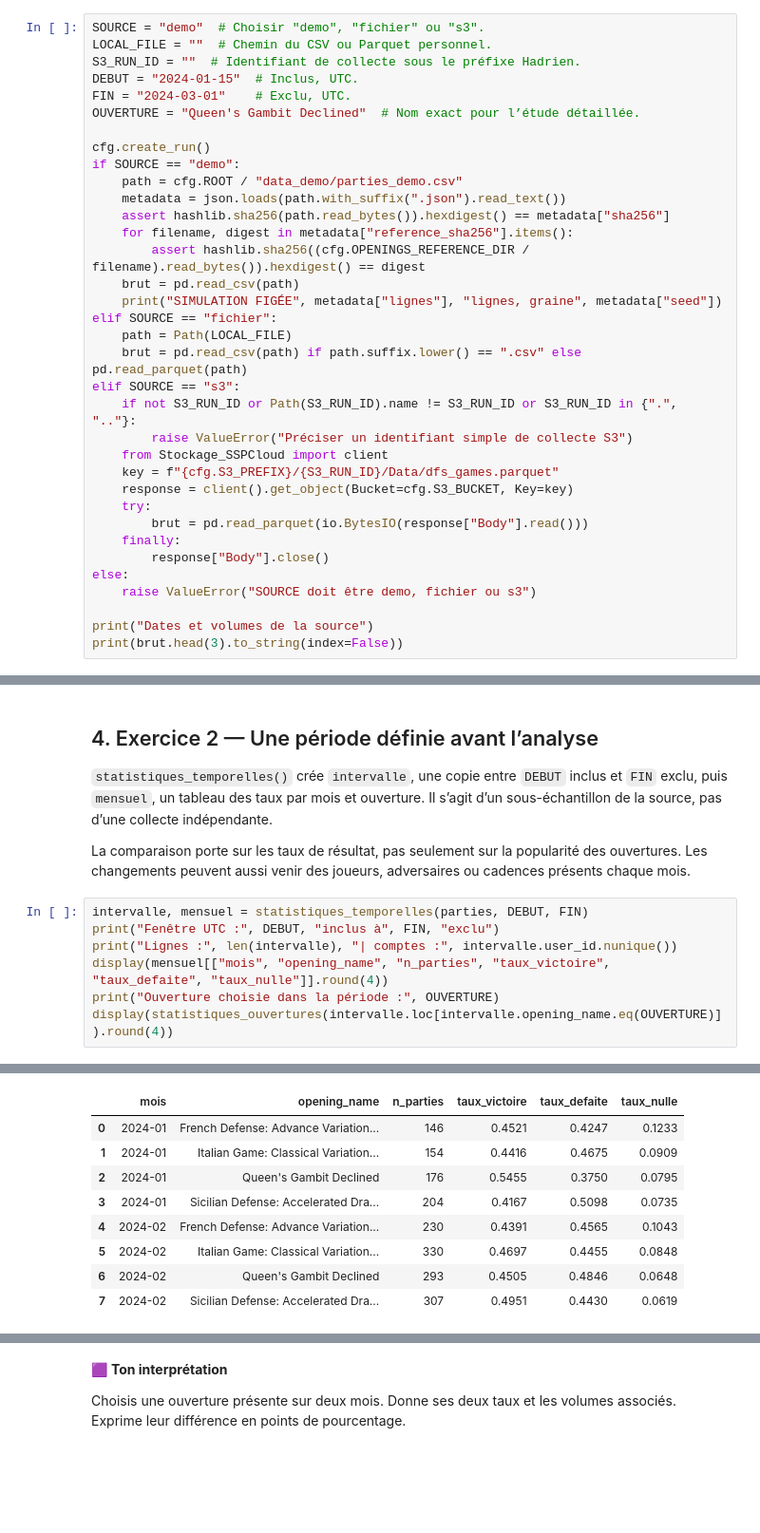
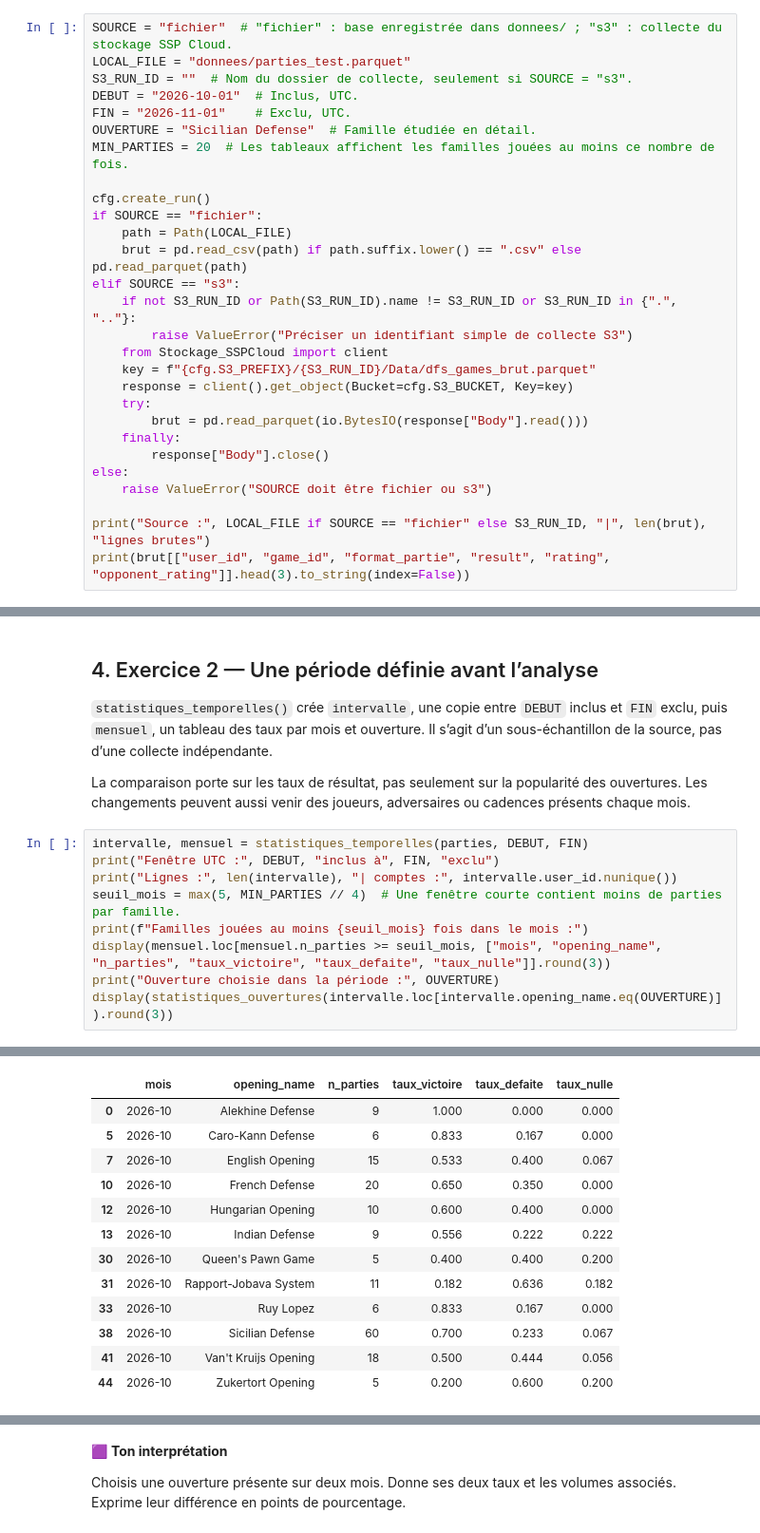
Before and after one commit to Hadrienfonrojet/ANALYSE-MARCHE-, a Jupyter notebook: Analyse_data.ipynb, the cells around one changed output, grey strips where cells are left out. Shown at 95% size. Drawn from its saved outputs; the diff is of its cells as text; blank space fills up the shorter version.

```diff
--- a/Analyse_data.ipynb
+++ b/Analyse_data.ipynb
@@ -85,36 +85,29 @@ Python 3.12.14 | pandas 2.3.3 | NumPy 2.0.2
 # %%
-SOURCE = "demo"  # Choisir "demo", "fichier" ou "s3".
-LOCAL_FILE = ""  # Chemin du CSV ou Parquet personnel.
-S3_RUN_ID = ""  # Identifiant de collecte sous le préfixe Hadrien.
-DEBUT = "2024-01-15"  # Inclus, UTC.
-FIN = "2024-03-01"    # Exclu, UTC.
-OUVERTURE = "Queen's Gambit Declined"  # Nom exact pour l’étude détaillée.
+SOURCE = "fichier"  # "fichier" : base enregistrée dans donnees/ ; "s3" : collecte du stockage SSP Cloud.
+LOCAL_FILE = "donnees/parties_test.parquet"
+S3_RUN_ID = ""  # Nom du dossier de collecte, seulement si SOURCE = "s3".
+DEBUT = "2026-10-01"  # Inclus, UTC.
+FIN = "2026-11-01"    # Exclu, UTC.
+OUVERTURE = "Sicilian Defense"  # Famille étudiée en détail.
+MIN_PARTIES = 20  # Les tableaux affichent les familles jouées au moins ce nombre de fois.
 
 cfg.create_run()
-if SOURCE == "demo":
-    path = cfg.ROOT / "data_demo/parties_demo.csv"
-    metadata = json.loads(path.with_suffix(".json").read_text())
-    assert hashlib.sha256(path.read_bytes()).hexdigest() == metadata["sha256"]
-    for filename, digest in metadata["reference_sha256"].items():
-        assert hashlib.sha256((cfg.OPENINGS_REFERENCE_DIR / filename).read_bytes()).hexdigest() == digest
-    brut = pd.read_csv(path)
-    print("SIMULATION FIGÉE", metadata["lignes"], "lignes, graine", metadata["seed"])
-elif SOURCE == "fichier":
+if SOURCE == "fichier":
     path = Path(LOCAL_FILE)
     brut = pd.read_csv(path) if path.suffix.lower() == ".csv" else pd.read_parquet(path)
 elif SOURCE == "s3":
     if not S3_RUN_ID or Path(S3_RUN_ID).name != S3_RUN_ID or S3_RUN_ID in {".", ".."}:
         raise ValueError("Préciser un identifiant simple de collecte S3")
     from Stockage_SSPCloud import client
-    key = f"{cfg.S3_PREFIX}/{S3_RUN_ID}/Data/dfs_games.parquet"
+    key = f"{cfg.S3_PREFIX}/{S3_RUN_ID}/Data/dfs_games_brut.parquet"
     response = client().get_object(Bucket=cfg.S3_BUCKET, Key=key)
     try:
         brut = pd.read_parquet(io.BytesIO(response["Body"].read()))
     finally:
         response["Body"].close()
 else:
-    raise ValueError("SOURCE doit être demo, fichier ou s3")
+    raise ValueError("SOURCE doit être fichier ou s3")
 
-print("Dates et volumes de la source")
-print(brut.head(3).to_string(index=False))
+print("Source :", LOCAL_FILE if SOURCE == "fichier" else S3_RUN_ID, "|", len(brut), "lignes brutes")
+print(brut[["user_id", "game_id", "format_partie", "result", "rating", "opponent_rating"]].head(3).to_string(index=False))
 # %% [output]
@@ -294,7 +288,9 @@ La comparaison porte sur les taux de résultat, pas seulement sur la popularité
 intervalle, mensuel = statistiques_temporelles(parties, DEBUT, FIN)
 print("Fenêtre UTC :", DEBUT, "inclus à", FIN, "exclu")
 print("Lignes :", len(intervalle), "| comptes :", intervalle.user_id.nunique())
-display(mensuel[["mois", "opening_name", "n_parties", "taux_victoire", "taux_defaite", "taux_nulle"]].round(4))
+seuil_mois = max(5, MIN_PARTIES // 4)  # Une fenêtre courte contient moins de parties par famille.
+print(f"Familles jouées au moins {seuil_mois} fois dans le mois :")
+display(mensuel.loc[mensuel.n_parties >= seuil_mois, ["mois", "opening_name", "n_parties", "taux_victoire", "taux_defaite", "taux_nulle"]].round(3))
 print("Ouverture choisie dans la période :", OUVERTURE)
-display(statistiques_ouvertures(intervalle.loc[intervalle.opening_name.eq(OUVERTURE)]).round(4))
+display(statistiques_ouvertures(intervalle.loc[intervalle.opening_name.eq(OUVERTURE)]).round(3))
 # %% [output]
@@ -303,9 +300,13 @@ Lignes : 1840 | comptes : 40
 |  | mois | opening_name | n_parties | taux_victoire | taux_defaite | taux_nulle |
-| 0 | 2024-01 | French Defense: Advance Variation... | 146 | 0.4521 | 0.4247 | 0.1233 |
-| 1 | 2024-01 | Italian Game: Classical Variation... | 154 | 0.4416 | 0.4675 | 0.0909 |
-| 2 | 2024-01 | Queen's Gambit Declined | 176 | 0.5455 | 0.3750 | 0.0795 |
-| 3 | 2024-01 | Sicilian Defense: Accelerated Dra... | 204 | 0.4167 | 0.5098 | 0.0735 |
-| 4 | 2024-02 | French Defense: Advance Variation... | 230 | 0.4391 | 0.4565 | 0.1043 |
-| 5 | 2024-02 | Italian Game: Classical Variation... | 330 | 0.4697 | 0.4455 | 0.0848 |
-| 6 | 2024-02 | Queen's Gambit Declined | 293 | 0.4505 | 0.4846 | 0.0648 |
-| 7 | 2024-02 | Sicilian Defense: Accelerated Dra... | 307 | 0.4951 | 0.4430 | 0.0619 |
+| 0 | 2026-10 | Alekhine Defense | 9 | 1.000 | 0.000 | 0.000 |
+| 5 | 2026-10 | Caro-Kann Defense | 6 | 0.833 | 0.167 | 0.000 |
+| 7 | 2026-10 | English Opening | 15 | 0.533 | 0.400 | 0.067 |
+| 10 | 2026-10 | French Defense | 20 | 0.650 | 0.350 | 0.000 |
+| 12 | 2026-10 | Hungarian Opening | 10 | 0.600 | 0.400 | 0.000 |
+| 13 | 2026-10 | Indian Defense | 9 | 0.556 | 0.222 | 0.222 |
+| 30 | 2026-10 | Queen's Pawn Game | 5 | 0.400 | 0.400 | 0.200 |
+| 31 | 2026-10 | Rapport-Jobava System | 11 | 0.182 | 0.636 | 0.182 |
+| 33 | 2026-10 | Ruy Lopez | 6 | 0.833 | 0.167 | 0.000 |
+| 38 | 2026-10 | Sicilian Defense | 60 | 0.700 | 0.233 | 0.067 |
+| 41 | 2026-10 | Van't Kruijs Opening | 18 | 0.500 | 0.444 | 0.056 |
+| 44 | 2026-10 | Zukertort Opening | 5 | 0.200 | 0.600 | 0.200 |
```
Also changed, not shown: parts of 22 cells of this notebook, 44 other files.
